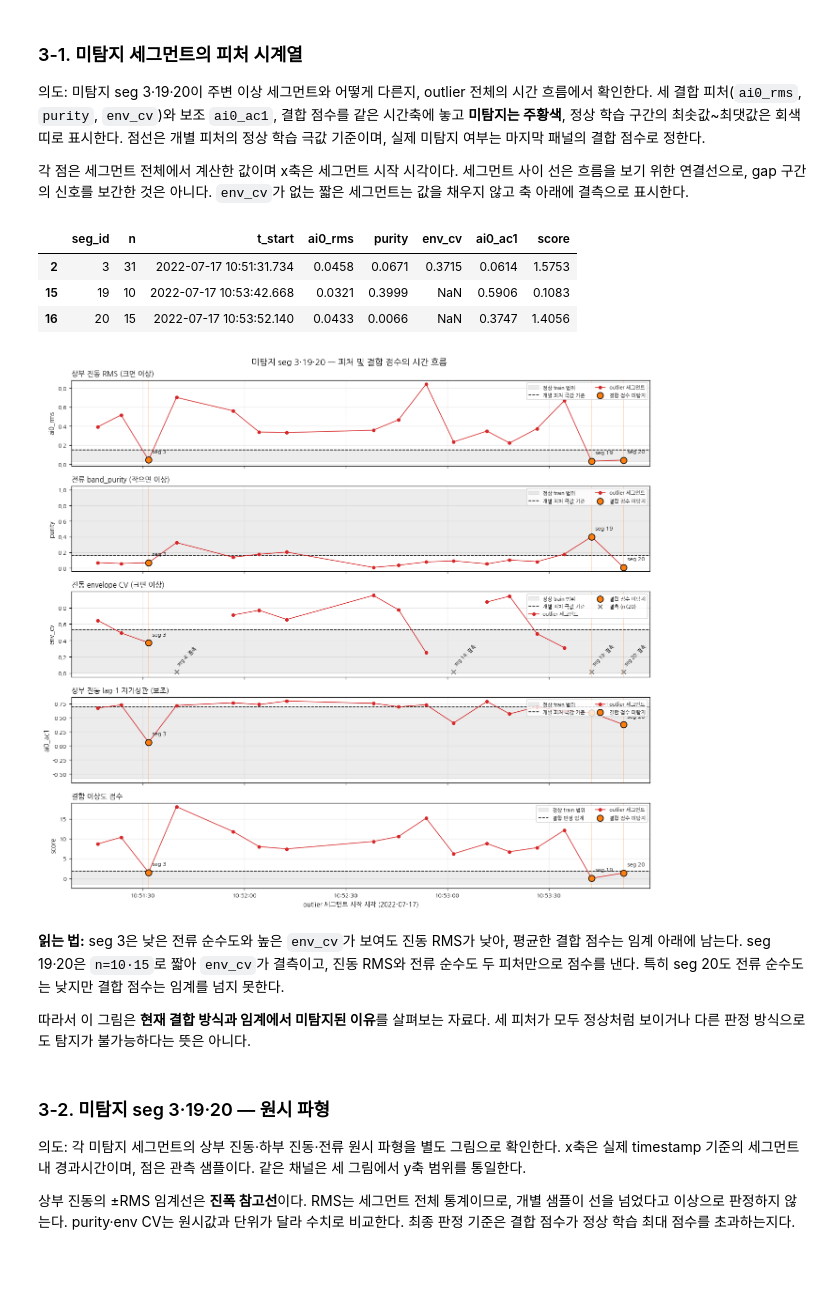
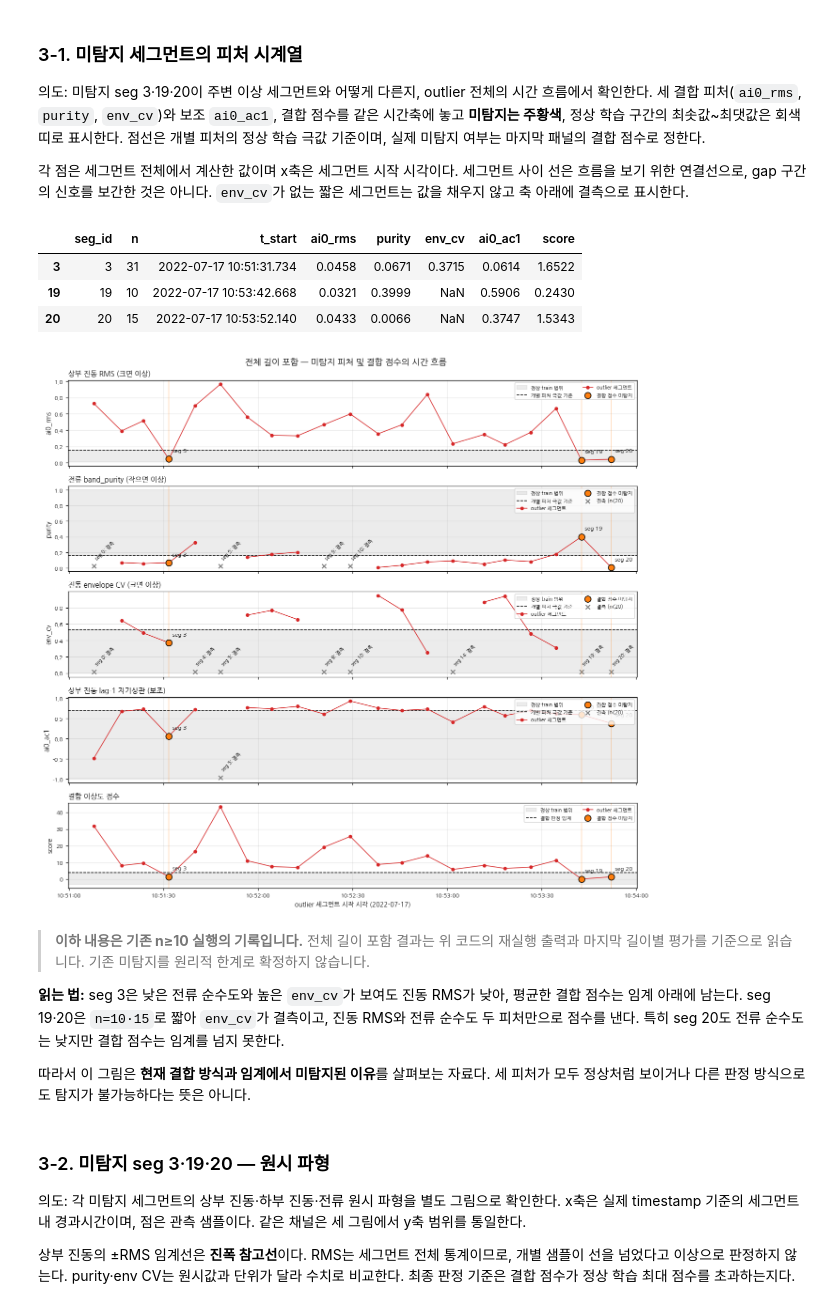
Before and after one commit to kimjaehyeonC/Kamp_AI, a Jupyter notebook: notebooks/03_feature.ipynb, the cells around one changed output. Saved outputs shown, nothing was run; the diff lists cells and outputs as text; code cells hidden in the pictures; blank space fills up the shorter version.

```diff
--- a/notebooks/03_feature.ipynb
+++ b/notebooks/03_feature.ipynb
@@ -85,7 +82,7 @@ def band_purity(x, fs=FS, fmin=1/2.2, fmax=1/0.9):
     P = np.abs(F) ** 2
     band = (freqs >= fmin) & (freqs <= fmax)
     tot = P[1:].sum()
-    return P[band].max() / tot if tot > 0 and band.any() else 0.0
+    return P[band].max() / tot if tot > 0 and band.any() else np.nan
 
 def envelope_cv(x, win=10):
     # 1초(10샘플) 서브윈도우별 RMS의 변동계수. 서브윈도우가 2개 미만(n<20)이면 NaN
@@ -160,7 +157,7 @@ for f, direction in FEATS.items():
     fa  = (test[f] > thr).sum() if direction == ">" else (test[f] < thr).sum()
     valid = test[f].notna().sum()
     rows.append({"피처": f, "방향": direction, "train 임계(FP=0)": round(thr, 4),
-                 "test 오경보": f"{fa}/{valid}", "오경보율": round(fa/valid*100, 2)})
+                 "test 오경보": f"{fa}/{valid}", "오경보율": round(fa/valid*100, 2) if valid else np.nan})
 display(pd.DataFrame(rows).set_index("피처"))
 # %% [output]
 |  | 방향 | train 임계(FP=0) | test 오경보 | 오경보율 |
@@ -189,7 +188,7 @@ display(fp[["seg_id", "n", "t_start", "ai0_rms", "purity", "env_cv"]])
 
 raw_channels = ["AI0_Vibration", "AI1_Vibration", "AI2_Current"]
 raw_names = ["상부 진동", "하부 진동", "전류"]
-fp_sid = int(fp.seg_id.iloc[0])
+fp_sid = int(fp.seg_id.iloc[0]) if len(fp) else int(test.nsmallest(1, "purity").seg_id.iloc[0])
 picks = [("정상 전형적 #1", "normal", 100), ("정상 전형적 #2", "normal", 235),
          (f"오탐 seg{fp_sid}", "normal", fp_sid)]
 
@@ -206,7 +205,7 @@ for i in range(3):
     lo = min(ax.get_ylim()[0] for ax in axes[i]); hi = max(ax.get_ylim()[1] for ax in axes[i])
     for ax in axes[i]: ax.set_ylim(lo, hi)
 
-r = fp.iloc[0]
+r = Fn.loc[Fn.seg_id == fp_sid].iloc[0]
 axes[2, -1].text(.98, .95,
                   f"purity={r.purity:.4f} (기준 <{pur_thr:.4f})\n"
                   f"rms={r.ai0_rms:.4f} (기준 >{rms_thr:.4f})",
@@ -287,7 +290,8 @@ train 기준으로 z-score화한 뒤 평균한다. `env_cv`가 결측인 짧은
 피처만으로 평균 내도록 `nanmean`을 쓴다 — 세그먼트가 짧다는 이유로 통째로 버리지 않는다.
 # %%
 def z(s, ref):
-    return (s - ref.mean()) / ref.std()
+    std = ref.std()
+    return (s - ref.mean()) / std if pd.notna(std) and std > 0 else s * np.nan
 
 def combo_score(df, ref):
     parts = [z(df.ai0_rms, ref.ai0_rms), -z(df.purity, ref.purity), z(df.env_cv, ref.env_cv)]
@@ -368,39 +373,41 @@ for ax, (feat, title, direction) in zip(axes, panels):
     ax.axhspan(ref.min(), ref.max(), color="gray", alpha=.15, label="정상 train 범위")
     ax.axhline(threshold, color="black", ls="--", lw=1,
                label="결합 판정 임계" if feat == "score" else "개별 피처 극값 기준")
     ax.plot(Fo.t_start, Fo[feat], "o-", color=COLOR["outlier"], ms=4, lw=1,
             label="outlier 세그먼트")
     valid_miss = miss_mask & Fo[feat].notna()
     ax.scatter(Fo.loc[valid_miss, "t_start"], Fo.loc[valid_miss, feat],
                s=75, color="#ff7f0e", edgecolor="black", zorder=5, label="결합 점수 미탐지")
     for row in Fo.loc[miss_mask].itertuples():
         ax.axvline(row.t_start, color="#ff7f0e", alpha=.3, lw=1)
         value = getattr(row, feat)
         if pd.notna(value):
             ax.annotate(f"seg {row.seg_id}", (row.t_start, value), xytext=(5, 9),
                         textcoords="offset points", fontsize=8)
     missing = Fo[feat].isna()
     if missing.any():
         ax.scatter(Fo.loc[missing, "t_start"], np.full(missing.sum(), .06),
                    transform=ax.get_xaxis_transform(), marker="x", color="gray", s=35,
                    label="결측 (n<20)")
         for row in Fo.loc[missing].itertuples():
             ax.text(row.t_start, .13, f"seg {row.seg_id}: 결측", rotation=45, fontsize=7,
                     transform=ax.get_xaxis_transform(), ha="left")
     ax.set_title(title, loc="left")
     ax.set_ylabel(feat)
     ax.legend(loc="upper right", fontsize=7, ncol=2)
 axes[-1].xaxis.set_major_formatter(mdates.DateFormatter("%H:%M:%S"))
 axes[-1].set_xlabel("outlier 세그먼트 시작 시각 (2022-07-17)")
-fig.suptitle("미탐지 seg 3·19·20 — 피처 및 결합 점수의 시간 흐름", fontsize=12)
+fig.suptitle("전체 길이 포함 — 미탐지 피처 및 결합 점수의 시간 흐름", fontsize=12)
 plt.tight_layout(); plt.show()
 # %% [output]
 |  | seg_id | n | t_start | ai0_rms | purity | env_cv | ai0_ac1 | score |
-| 2 | 3 | 31 | 2022-07-17 10:51:31.734 | 0.0458 | 0.0671 | 0.3715 | 0.0614 | 1.5753 |
-| 15 | 19 | 10 | 2022-07-17 10:53:42.668 | 0.0321 | 0.3999 | NaN | 0.5906 | 0.1083 |
-| 16 | 20 | 15 | 2022-07-17 10:53:52.140 | 0.0433 | 0.0066 | NaN | 0.3747 | 1.4056 |
+| 3 | 3 | 31 | 2022-07-17 10:51:31.734 | 0.0458 | 0.0671 | 0.3715 | 0.0614 | 1.6522 |
+| 19 | 19 | 10 | 2022-07-17 10:53:42.668 | 0.0321 | 0.3999 | NaN | 0.5906 | 0.2430 |
+| 20 | 20 | 15 | 2022-07-17 10:53:52.140 | 0.0433 | 0.0066 | NaN | 0.3747 | 1.5343 |
-[figure, old version]
+[figure, new version]
 # %% [markdown]
+> **이하 내용은 기존 n≥10 실행의 기록입니다.** 전체 길이 포함 결과는 위 코드의 재실행 출력과 마지막 길이별 평가를 기준으로 읽습니다. 기존 미탐지를 원리적 한계로 확정하지 않습니다.
+
 **읽는 법:** seg 3은 낮은 전류 순수도와 높은 `env_cv`가 보여도 진동 RMS가 낮아,
 평균한 결합 점수는 임계 아래에 남는다. seg 19·20은 `n=10·15`로 짧아 `env_cv`가 결측이고,
 진동 RMS와 전류 순수도 두 피처만으로 점수를 낸다. 특히 seg 20도 전류 순수도는 낮지만
```
Also changed, not shown: parts of 18 cells of this notebook, 4 other files.
